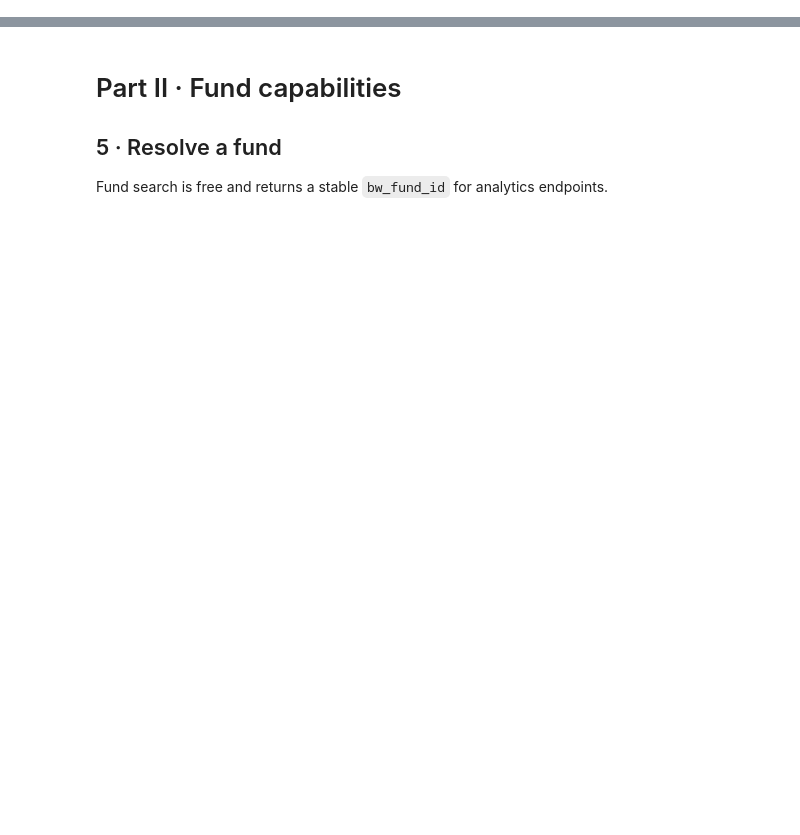
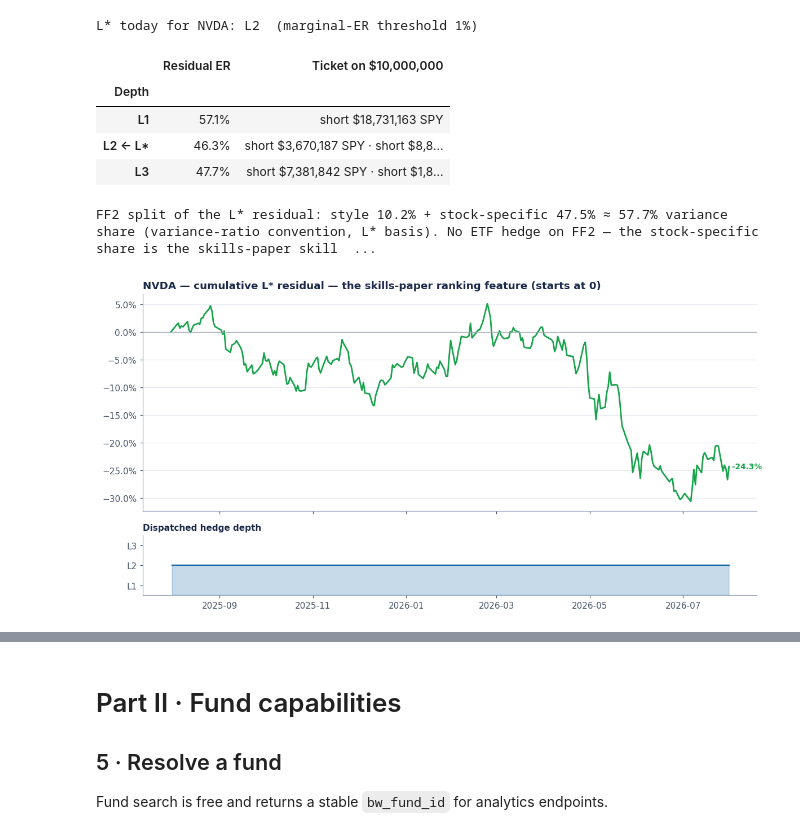
Before and after one commit to BlueWaterCorp/Omega_RiskModels, a Jupyter notebook: notebooks/RiskModels_Stocks_and_Funds_Quickstart.ipynb, the cells around one changed output, grey strips where cells are left out. Cells and saved outputs as stored; diff of their text form; code cells hidden in the pictures; blank space fills up the shorter version.

```diff
--- a/notebooks/RiskModels_Stocks_and_Funds_Quickstart.ipynb
+++ b/notebooks/RiskModels_Stocks_and_Funds_Quickstart.ipynb
@@ -128,0 +456,76 @@ print({
+# %%
+lstar_body, lstar_headers = api_get("/lstar", ticker=STOCK_TICKER)
+lstar_df = pd.DataFrame({
+    "date": pd.to_datetime(lstar_body["dates"]),
+    "level": lstar_body["lstar"],
+    "residual_return": lstar_body["residual_return"],
+})
+level_now = lstar_df["level"].dropna().iloc[-1]
+print(f"L* today for {STOCK_TICKER}: {level_now}  (marginal-ER threshold {lstar_body.get('threshold_used', 0.01):.0%})")
+
+# Hedge-depth menu: L1 / L2 / L3 with the L* dispatch highlighted
+dec, _ = api_post("/decompose", ticker=STOCK_TICKER)
+hedge_levels = dec.get("hedge_levels") or {}
+menu_rows = []
+for lvl in ["L1", "L2", "L3"]:
+    blk = hedge_levels.get(lvl) or {}
+    etfs = blk.get("hedge_etfs") or {}
+    legs = []
+    for leg_name in ["market", "sector", "subsector"]:
+        hr = blk.get(f"{leg_name}_hr")
+        etf = etfs.get(leg_name)
+        if hr is not None and etf:
+            side = "short" if hr < 0 else "long"
+            legs.append(f"{side} ${abs(hr) * NOTIONAL_USD:,.0f} {etf}")
+    res_er = blk.get("residual_er")
+    menu_rows.append({
+        "Depth": lvl + ("  ← L*" if lvl == hedge_levels.get("recommended_level") else ""),
+        "Residual ER": f"{res_er:.1%}" if res_er is not None else "—",
+        f"Ticket on ${NOTIONAL_USD:,.0f}": " · ".join(legs) or "—",
+    })
+display(pd.DataFrame(menu_rows).set_index("Depth"))
+
+# FF2 diagnostic on the L* residual — attribution, never a hedge leg
+style_ev = (dec.get("style") or {}).get("explained_variance")
+ss_ev = (dec.get("stock_specific") or {}).get("explained_variance")
+if style_ev is not None and ss_ev is not None:
+    print(
+        f"FF2 split of the L* residual: style {style_ev:.1%} + stock-specific {ss_ev:.1%} "
+        f"≈ {style_ev + ss_ev:.1%} variance share (variance-ratio convention, L* basis). "
+        "No ETF hedge on FF2 — the stock-specific share is the skills-paper skill basis."
+    )
+
+# Residual path at the dispatched depth + the dispatch itself
+fig, (ax1, ax2) = plt.subplots(
+    2, 1, figsize=(11, 5.6), sharex=True, gridspec_kw={"height_ratios": [4, 1.1]}
+)
+cum_resid = cum_with_t0(
+    lstar_df[["residual_return"]].rename(columns={"residual_return": "L* residual"}),
+    lstar_df["date"],
+)
+ax1.plot(cum_resid.index, cum_resid["L* residual"], color=LAYER_COLORS["L* residual"], lw=1.8)
+ax1.annotate(f" {cum_resid['L* residual'].iloc[-1]:+.1%}",
+             (cum_resid.index[-1], cum_resid["L* residual"].iloc[-1]),
+             color=LAYER_COLORS["L* residual"], fontsize=9, fontweight="bold", va="center")
+ax1.axhline(0, color="#9CA3AF", lw=0.8)
+ax1.yaxis.set_major_formatter(mtick.PercentFormatter(1.0))
+ax1.set_title(f"{STOCK_TICKER} — cumulative L* residual — the skills-paper ranking feature (starts at 0)", loc="left")
+
+level_num = lstar_df["level"].map({"L1": 1, "L2": 2, "L3": 3})
+ax2.fill_between(lstar_df["date"], 0.5, level_num, step="post", color="#1D6FA8", alpha=0.25)
+ax2.step(lstar_df["date"], level_num, where="post", color="#1D6FA8", lw=1.6)
+ax2.set_yticks([1, 2, 3], ["L1", "L2", "L3"])
+ax2.set_ylim(0.5, 3.5)
+ax2.grid(axis="y", visible=False)
+ax2.set_title("Dispatched hedge depth", loc="left", fontsize=10)
+plt.tight_layout()
+plt.show()
+# %% [output]
+L* today for NVDA: L2  (marginal-ER threshold 1%)
+|  | Residual ER | Ticket on $10,000,000 |
+| Depth |  |  |
+| L1 | 57.1% | short $18,731,163 SPY |
+| L2 ← L* | 46.3% | short $3,670,187 SPY · short $8,8... |
+| L3 | 47.7% | short $7,381,842 SPY · short $1,8... |
+FF2 split of the L* residual: style 10.2% + stock-specific 47.5% ≈ 57.7% variance share (variance-ratio convention, L* basis). No ETF hedge on FF2 — the stock-specific share is the skills-paper skill  ...
+[figure, added]
```
Also changed, not shown: parts of 35 cells of this notebook, 1 other file.
